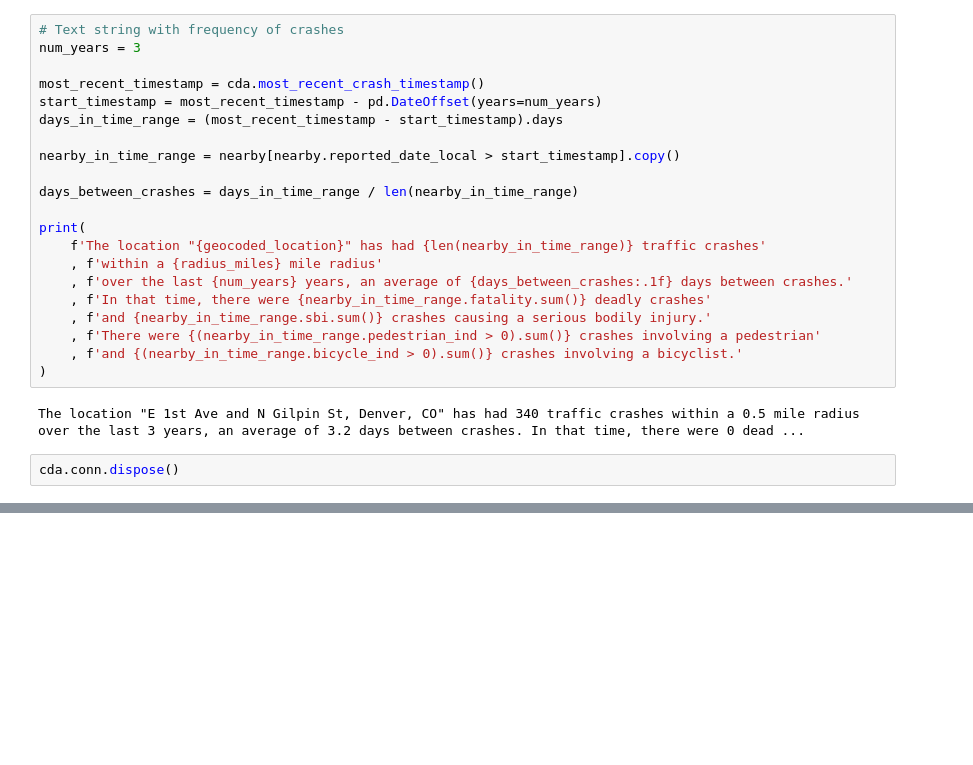
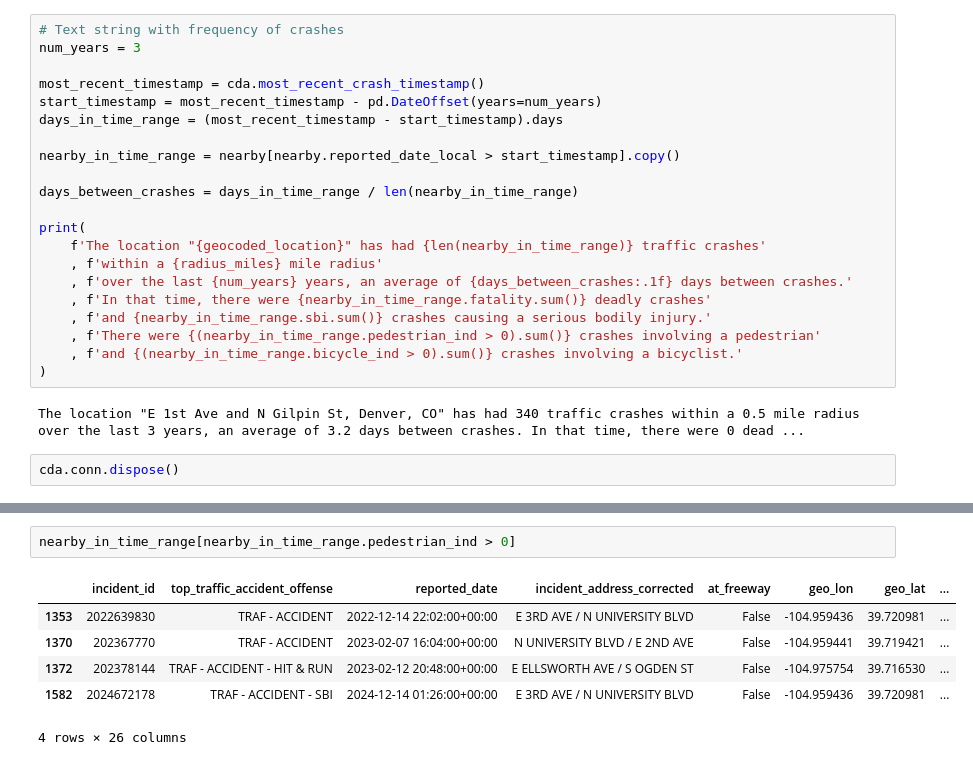
Before and after one commit to devinbrady/denver-street-data, a Jupyter notebook: notebooks/Crashes_Near_Point.ipynb, the cells around one changed output, grey strips where cells are left out. Cells and saved outputs as stored; diff of their text form; blank space fills up the shorter version.

```diff
--- a/notebooks/Crashes_Near_Point.ipynb
+++ b/notebooks/Crashes_Near_Point.ipynb
@@ -161,0 +179,9 @@ cda.conn.dispose()
+# %%
+nearby_in_time_range[nearby_in_time_range.pedestrian_ind > 0]
+# %% [output]
+|  | incident_id | top_traffic_accident_offense | reported_date | incident_address_corrected | at_freeway | geo_lon | geo_lat | ... |
+| 1353 | 2022639830 | TRAF - ACCIDENT | 2022-12-14 22:02:00+00:00 | E 3RD AVE / N UNIVERSITY BLVD | False | -104.959436 | 39.720981 | ... |
+| 1370 | 202367770 | TRAF - ACCIDENT | 2023-02-07 16:04:00+00:00 | N UNIVERSITY BLVD / E 2ND AVE | False | -104.959441 | 39.719421 | ... |
+| 1372 | 202378144 | TRAF - ACCIDENT - HIT & RUN | 2023-02-12 20:48:00+00:00 | E ELLSWORTH AVE / S OGDEN ST | False | -104.975754 | 39.716530 | ... |
+| 1582 | 2024672178 | TRAF - ACCIDENT - SBI | 2024-12-14 01:26:00+00:00 | E 3RD AVE / N UNIVERSITY BLVD | False | -104.959436 | 39.720981 | ... |
+4 rows × 26 columns
```
Also changed, not shown: parts of 4 cells of this notebook, 13 other files.
